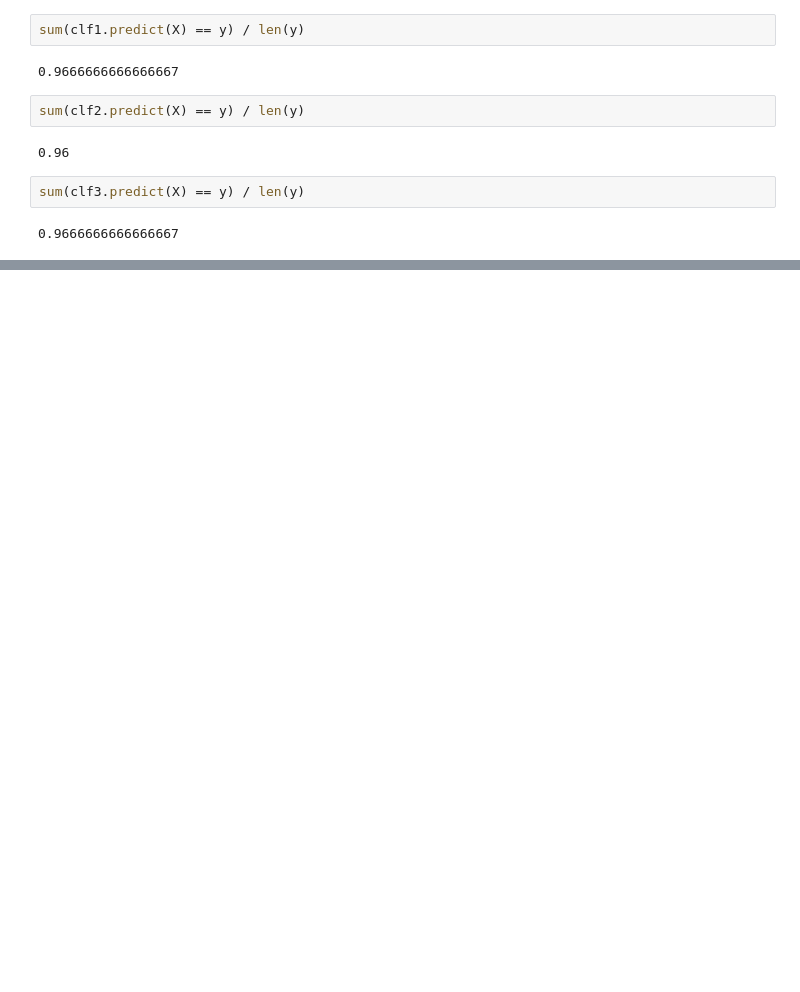
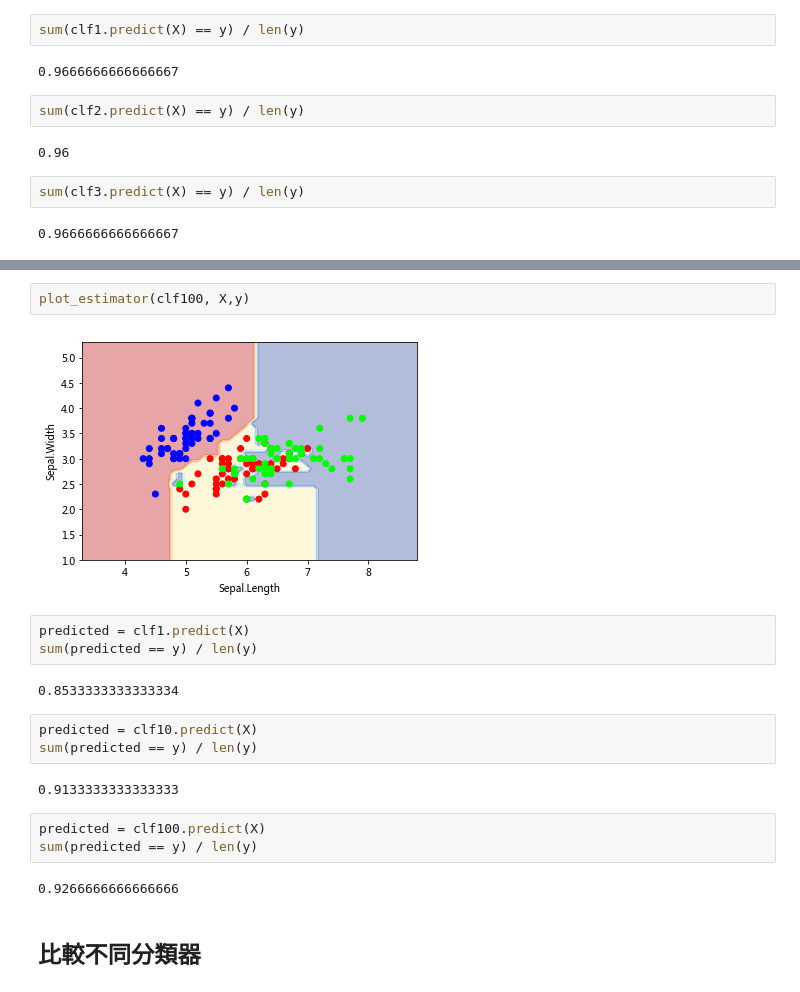
Before and after one commit to ywchiu/tibamepy, a Jupyter notebook: Demo20180311.ipynb, the cells around one changed output, grey strips where cells are left out. Cells and saved outputs as stored; diff of their text form; blank space fills up the shorter version.

```diff
--- a/Demo20180311.ipynb
+++ b/Demo20180311.ipynb
@@ -311,0 +372,21 @@ sum(clf3.predict(X) == y) / len(y)
+# %%
+plot_estimator(clf100, X,y)
+# %% [output]
+[figure, added]
+# %%
+predicted = clf1.predict(X)
+sum(predicted == y) / len(y)
+# %% [output]
+0.8533333333333334
+# %%
+predicted = clf10.predict(X)
+sum(predicted == y) / len(y)
+# %% [output]
+0.9133333333333333
+# %%
+predicted = clf100.predict(X)
+sum(predicted == y) / len(y)
+# %% [output]
+0.9266666666666666
+# %% [markdown]
+## 比較不同分類器
```
Also changed, not shown: parts of 12 cells of this notebook.
